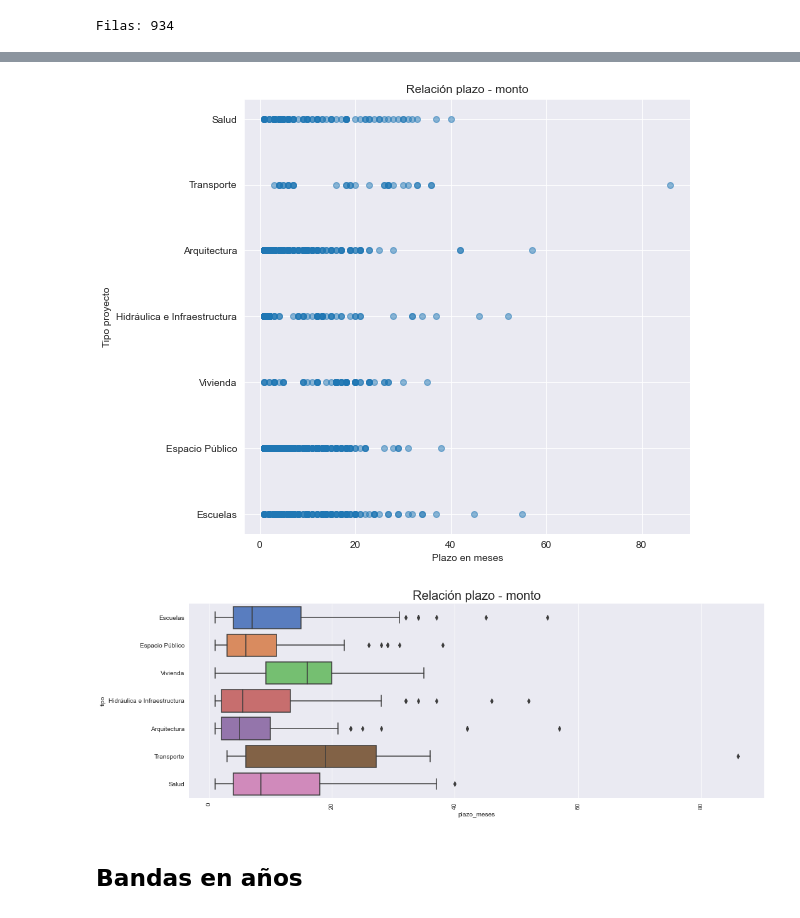
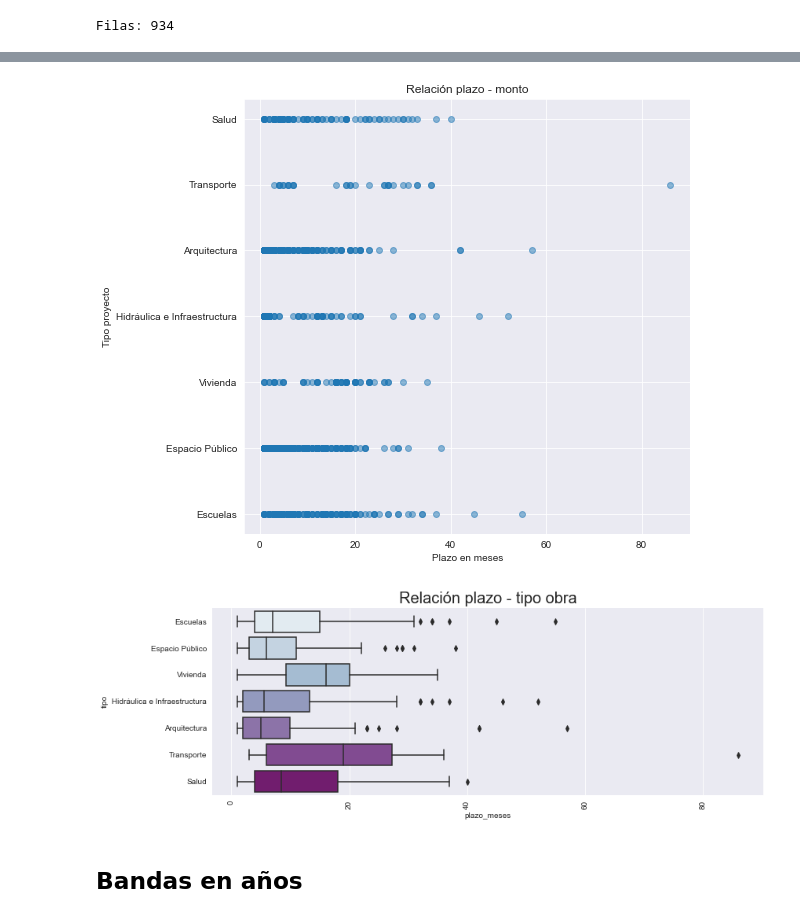
Before and after one commit to micatokashiki/Python-Project, a Jupyter notebook: ClusterAI_Micaela_Tokashiki_EDA.ipynb, the cells around one changed output, grey strips where cells are left out. Saved outputs shown, nothing was run; the diff lists cells and outputs as text; code cells hidden in the pictures.

```diff
--- a/ClusterAI_Micaela_Tokashiki_EDA.ipynb
+++ b/ClusterAI_Micaela_Tokashiki_EDA.ipynb
@@ -593,22 +594,22 @@ plt.show()
 # %%
 # Visualizamos si existe relación entre el plazo en meses y tipo de obra
 
 fig=plt.figure(figsize=(8,8))
 plt.scatter(obras_cleaned['plazo_meses'], obras_cleaned['tipo'], alpha=0.5)
 plt.xlabel('Plazo en meses')
 plt.ylabel('Tipo proyecto')
 plt.title('Relación plazo - monto')
 plt.show()
 
-g = sns.catplot(x='plazo_meses',y='tipo',data=obras_cleaned, kind="box", height = 5,aspect=3 ,palette = "muted")
+g = sns.catplot(x='plazo_meses',y='tipo',data=obras_cleaned, kind="box", height = 4,aspect=3 ,palette = "BuPu")
 g.despine(left=True)
 g.set_xticklabels(rotation=90)
 #g = g.set_ylabels()
-plt.title('Relación plazo - monto',size = 20)
+plt.title('Relación plazo - tipo obra',size = 20)
 plt.show()
 # %% [output]
 [figure]
-[figure, old version]
+[figure, new version]
 # %% [markdown]
 ## Bandas en años
 # %%
```
Also changed, not shown: parts of 11 cells of this notebook.
